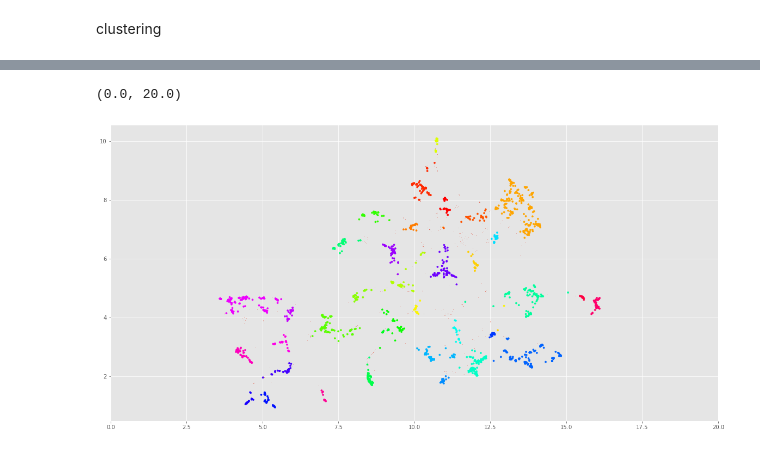
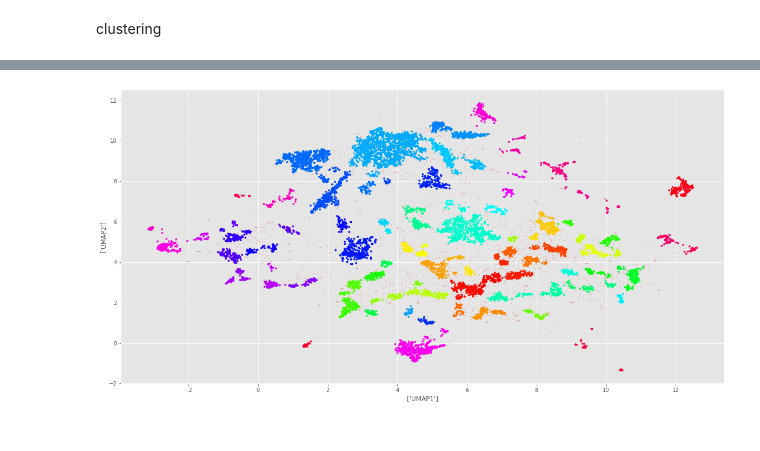
Before and after one commit to malinphy/e_repo, a Jupyter notebook: bbc_data_EDA.ipynb, the cells around one changed output, grey strips where cells are left out. Saved outputs shown, nothing was run; the diff lists cells and outputs as text; code cells hidden in the pictures.

```diff
--- a/bbc_data_EDA.ipynb
+++ b/bbc_data_EDA.ipynb
@@ -285,6 +320,6 @@ umap_embeddings = umap.UMAP(n_neighbors=15,
 # %%
 cluster = hdbscan.HDBSCAN(
-                        min_cluster_size = 15,
+                        min_cluster_size = 20,
                         metric = 'euclidean' ,
-                        cluster_selection_method = 'eom'
-                        ).fit(umap_embeddings)
+                        # cluster_selection_method = 'eom'
+                        ).fit(umap_data)
@@ -290,0 +343,20 @@ cluster = hdbscan.HDBSCAN(
+# %%
+result = pd.DataFrame(umap_data, columns=['x', 'y'])
+result['labels'] = cluster.labels_
+fig, ax = plt.subplots(figsize=(20, 10))
+outliers = result.loc[result.labels == -1, :]
+clustered = result.loc[result.labels != -1, :]
+plt.scatter(outliers.x, outliers.y,
+            # color='#BDBDBD',
+            s=0.05)
+plt.scatter(clustered.x, clustered.y, c=clustered.labels, s=10,
+            cmap='hsv_r'
+            )
+# plt.xlim([0,20])
+# plt.legend([result['labels'].unique()])
+# plt.colorbar()
+# plt.axis('off')
+plt.xlabel(['UMAP1']);
+plt.ylabel(['UMAP2']);
+# %% [output]
+[figure, added]
@@ -293,18 +366,0 @@ umap_data = umap.UMAP(n_neighbors=15, n_components=2, min_dist=0.0, metric='cosi
-# %%
-result = pd.DataFrame(umap_data, columns=['x', 'y'])
-result['labels'] = cluster.labels_
-fig, ax = plt.subplots(figsize=(20, 10))
-outliers = result.loc[result.labels == -1, :]
-clustered = result.loc[result.labels != -1, :]
-plt.scatter(outliers.x, outliers.y,
-            # color='#BDBDBD',
-            s=0.05)
-plt.scatter(clustered.x, clustered.y, c=clustered.labels, s=10,
-            cmap='hsv_r'
-            )
-plt.xlim([0,20])
-# plt.legend([result['labels'].unique()])
-# plt.colorbar()
-# %% [output]
-(0.0, 20.0)
-[figure, removed]
```
Also changed, not shown: parts of 15 cells of this notebook.
